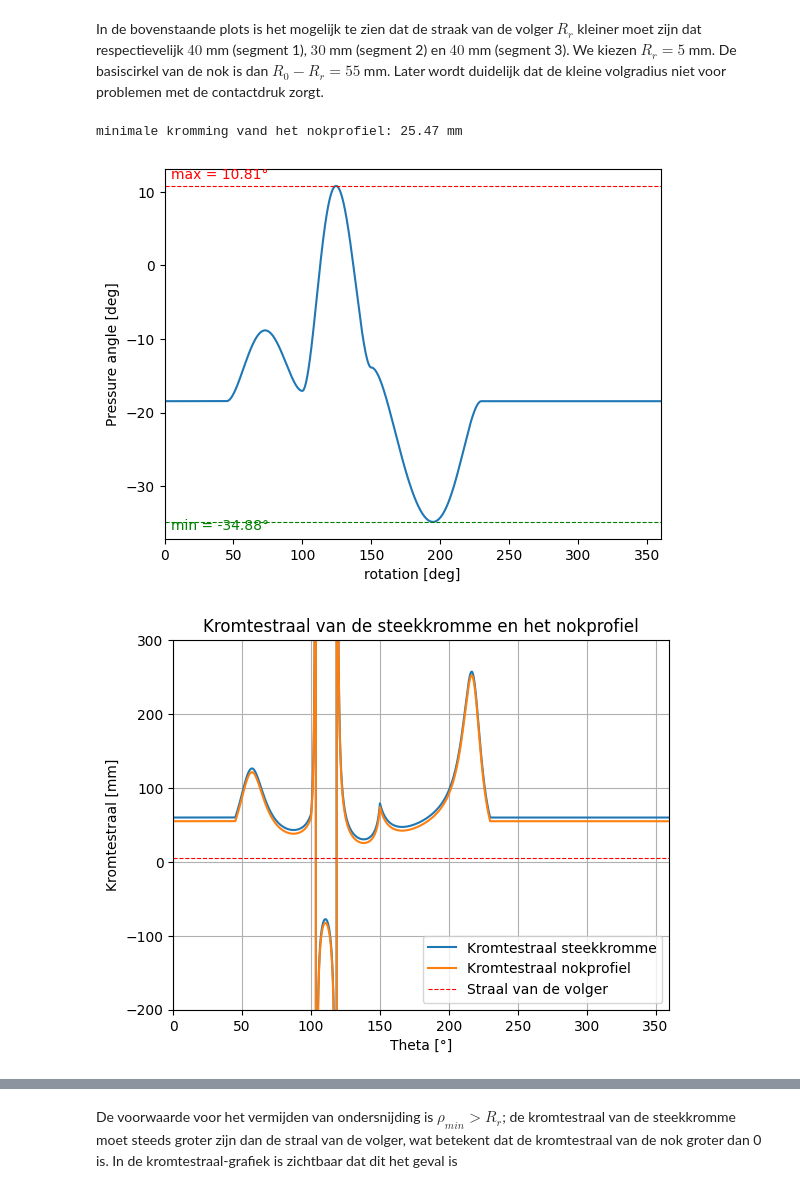
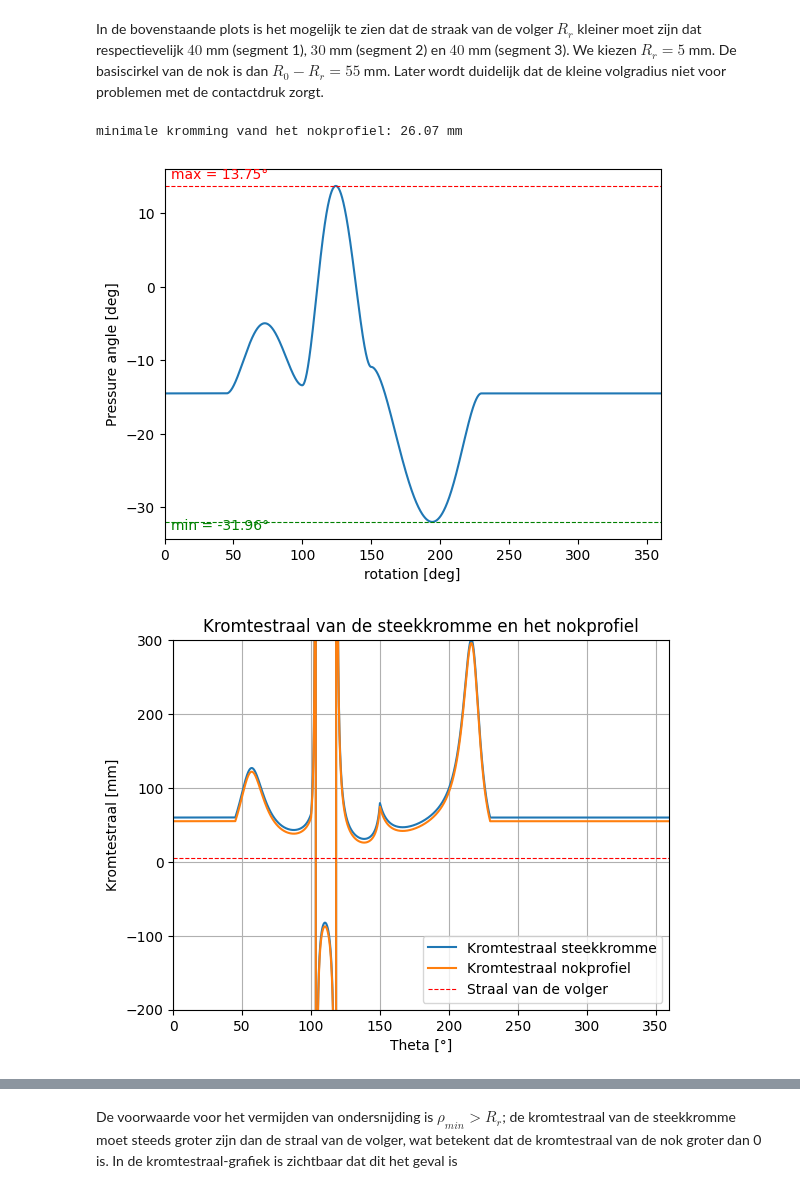
Before and after one commit to Ludopedia/Bewegingen---Emmanuel-en-Ludovic, a Jupyter notebook: Algoritme-nok-ontwerp - n°22 toegepast.ipynb, the cells around one changed output, grey strips where cells are left out. Drawn from its saved outputs; the diff is of its cells as text; code cells hidden in the pictures.

```diff
--- a/Algoritme-nok-ontwerp - n°22 toegepast.ipynb
+++ b/Algoritme-nok-ontwerp - n°22 toegepast.ipynb
@@ -53,27 +53,28 @@ Een paar aanpassingen zijn echter nodig aan het profiel n°22 om goed overeen te
 - De massa van het systeem wordt verlaagd tot 10 kg i.p.v. 18 kg
 # %%
 # specifications:
+motionlaw_all = 5 #1: dwell, 2:minimale rms versnelling, 3: harmonische, 4: cycloïde, 5: 5de graads polynoom, 6: 7de graads polynoom
 
 startangle1 = 45 # degrees
 endangle1   = 100 # degrees
 theta_seg1  = endangle1 - startangle1 # rotation length for first motion segment
 startlift1  =  0
 endlift1    = 5
-motionlaw1  =  5
+motionlaw1  =  motionlaw_all
 
 startangle2 =  100 # degrees
 endangle2   = 150 # degrees
 theta_seg2  = endangle2 - startangle2 # rotation length for second segment
 startlift2  =  5
 endlift2    =  20
-motionlaw2  =   5
+motionlaw2  =  motionlaw_all
 
 startangle3 = 150 # degrees
 endangle3   = 230 # degrees
 theta_seg3  = endangle3 - startangle3 # rotation length for third segment
 startlift3  =  20
 endlift3    =  0
-motionlaw3  =   5
+motionlaw3  =   motionlaw_all
 
 startangleload1 =   45
 endangleload1   =   90
@@ -819,26 +809,26 @@ $30$ mm (segment 2) en $40$ mm (segment 3).  We kiezen $R_r = 5$ mm. De basiscir
 # %%
 # Kinematics inputs
 follower_radius = 5
 base_radius = R0 - follower_radius
-exc = 19 # (excentriciteit, aangepast zodat alfa < 35° (rolvolger))
+exc = 15 # (excentriciteit, aangepast voor kleine piek-Fx) -> 12 mm voor alfa < 30°
 
 # Calculate pressure angle
 pressure_angle = calculatePressureAngle(vel,exc,base_radius,follower_radius,lift)
 # Plot pressure angle
 plotPressureAngle(theta_deg,pressure_angle)
 
 # Calculate radius of curvature
 roc_pitch, roc_cam = calculateRadiusCurvature(base_radius,follower_radius,exc,theta,lift,vel,acc)
 
 min_roc_cam = np.min(np.abs(roc_cam))
 print(f'minimale kromming vand het nokprofiel: {min_roc_cam:.2f} mm')
 
 # Plot the radius of curvature
 plotRadiusCurvature(theta_deg,roc_pitch,roc_cam, follower_radius)
 
 # Plot the cam contour
 [opp_nok, excentriciteit_nok] = plotCamContour(base_radius,follower_radius,exc,theta,lift,pressure_angle,dtheta)
 # %% [output]
-minimale kromming vand het nokprofiel: 25.47 mm
+minimale kromming vand het nokprofiel: 26.07 mm
-[figure, old version]
+[figure, new version]
-[figure, old version]
+[figure, new version]
```
Also changed, not shown: parts of 25 cells of this notebook, 2 other files.
